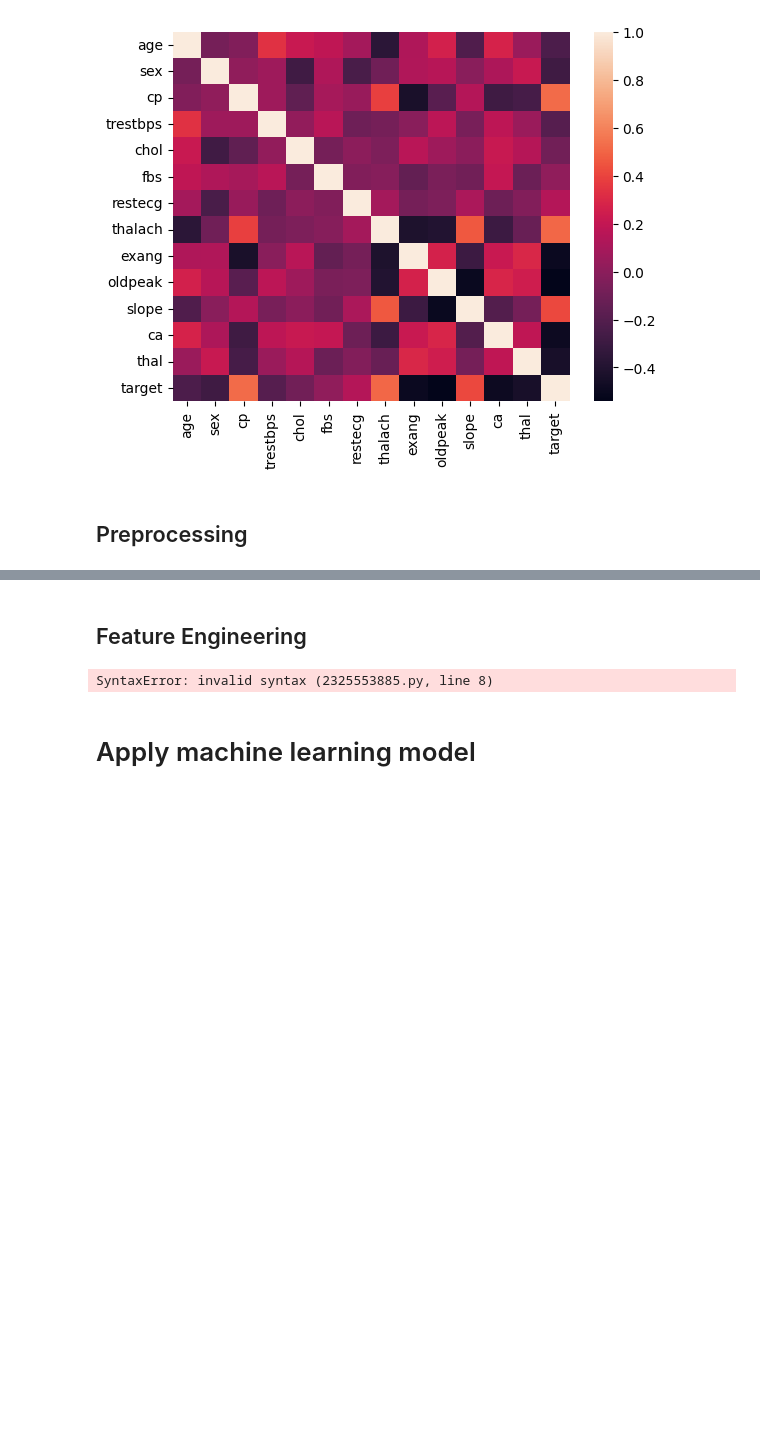
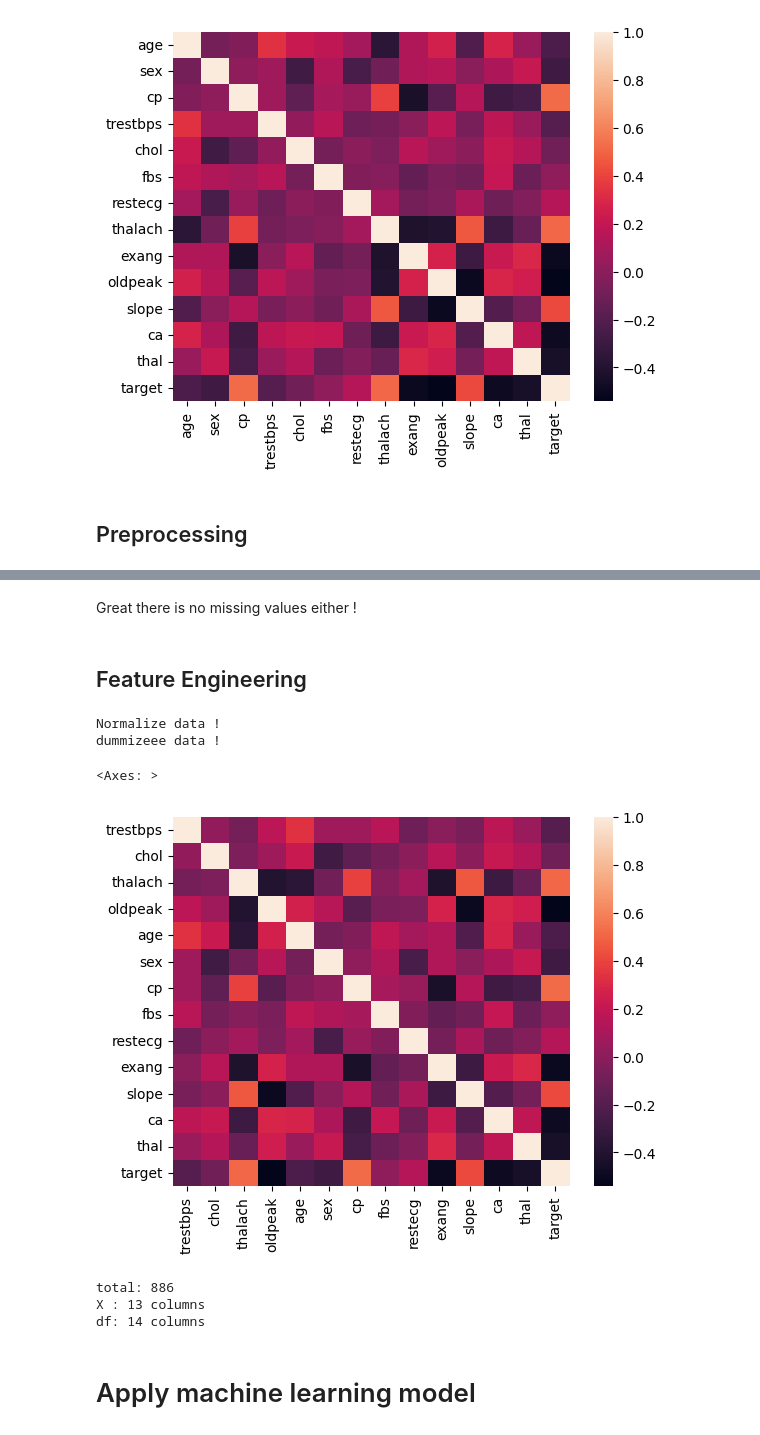
Before and after one commit to Likelipop/Introduction-to-ML, a Jupyter notebook: Homework Form.ipynb, the cells around one changed output, grey strips where cells are left out. Cells and saved outputs as stored; diff of their text form; code cells hidden in the pictures; blank space fills up the shorter version.

```diff
--- a/Homework Form.ipynb
+++ b/Homework Form.ipynb
@@ -158,0 +194,21 @@ def preprocessing_data(df):
+# %%
+from sklearn.preprocessing import LabelEncoder
+
+def apply_feature_engineering(df):
+    """
+    Apply all feature engineering to transform your data into number
+    :param df: pandas DataFrame
+    :return: pandas DataFrame
+    """
+    # Encode education volume as labels
+    label_encoder = LabelEncoder()
+    df.loc[:, "education"] = label_encoder.fit_transform(df["education"]) # 0 1 2 3 4
+
+    cat_cols = [col for col in df.columns if df[col].dtypes == "O"] # get categorical columns
+    cat_cols.remove("y") # Remove target
+    # -- Method 1: categorical features -> numberic features using get_dummies()
+    temp = pd.get_dummies(df[cat_cols])
+    df.drop(cat_cols, axis=1, inplace=True) # Remove category columns
+    df = pd.concat([df, temp], axis=1) # nối dataframe data với các giá trị dummy của feature col
+
+    return df
@@ -161,21 +264,44 @@ df = preprocessing_data(df.copy())
+# %% [markdown]
+Great there is no missing values either !
 # %% [markdown]
 ## Feature Engineering
 # %%
-# Heatmap
 import seaborn as sns
+from sklearn.preprocessing import StandardScaler
+import pandas as pd
 
 def apply_feature_engineering(df):
     """
     Apply all feature engineering to transform your data into number
     :param df: pandas DataFrame
     :return: pandas DataFrame
     """
-    # Todo: Normalize your data
-    df =
+
+    #remove
+
+    # Normalize numerical data using StandardScaler (Z-score)
+    scaler = StandardScaler()
+    df[dist_col] = scaler.fit_transform(df[dist_col])
+    print("Normalize data !")
+
+    # As mentioned above, we will transform these categorical columns using one-hot encoding
+    temp = pd.get_dummies(df[bar_col])
+    df.drop(columns=bar_col, axis=1, inplace=True)
+    df = pd.concat([df, temp], axis=1)
+    print("dummizeee data !")
+
     return df
 
+# Apply to your DataFrame
 df = apply_feature_engineering(df)
-sns.heatmap(df.corr()) # Show heatmap after normalized data
+
+# Plot heatmap
+sns.heatmap(df.corr())
+# %% [output]
+Normalize data !
+dummizeee data !
+<Axes: >
+[figure, added]
 # %%
 def prepare_X_y(df):
     """
@@ -184,13 +310,16 @@ def prepare_X_y(df):
     :return: (X, y) output feature matrix (dataframe), target (series)
     """
     # Todo: Split data into X and y (using sklearn train_test_split). Return two dataframes
-    X = # Todo: Select features
-    y = # Todo: Select label
+    X = df.drop(columns=["target"], axis = 1)
+    y = df["target"]
     return X, y
 
 X, y = prepare_X_y(df)
+print(f"total: {len(X)}\nX : {len(X.columns)} columns \ndf: {len(df.columns)} columns")
 # %% [output]
-SyntaxError: invalid syntax (2325553885.py, line 8)
+total: 886
+X : 13 columns
+df: 14 columns
 # %% [markdown]
 # Apply machine learning model
 # %% [markdown]
```
Also changed, not shown: parts of 16 cells of this notebook.
